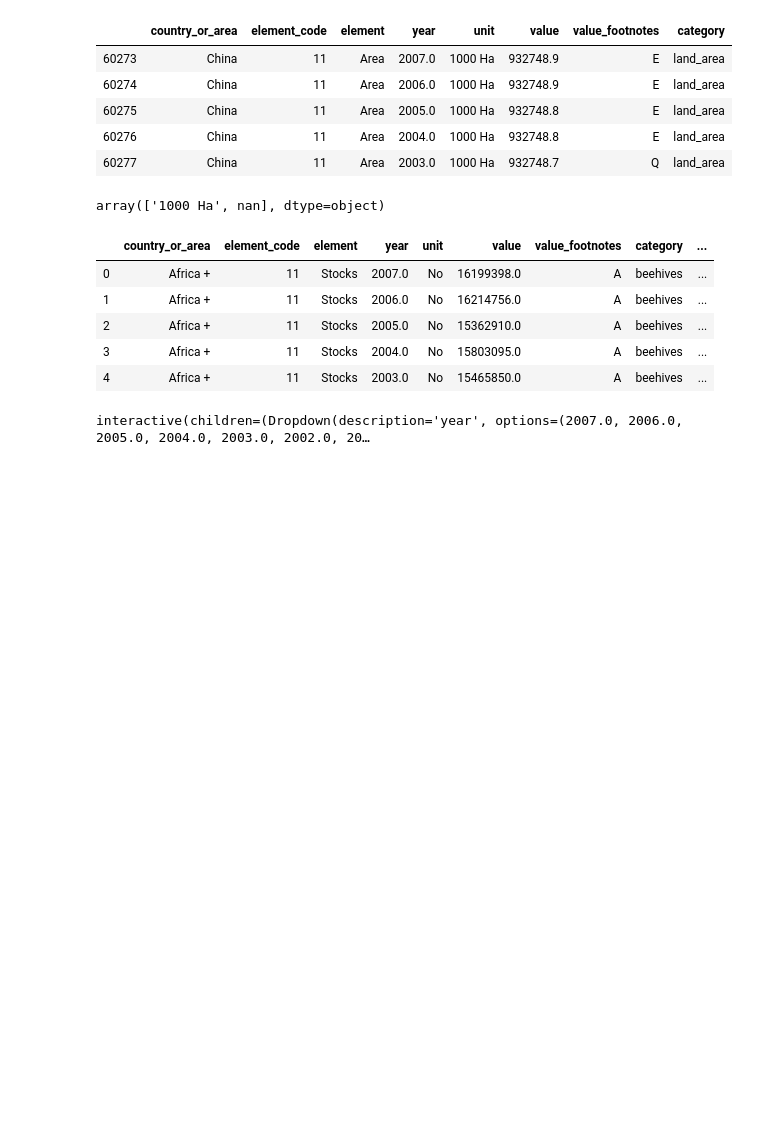
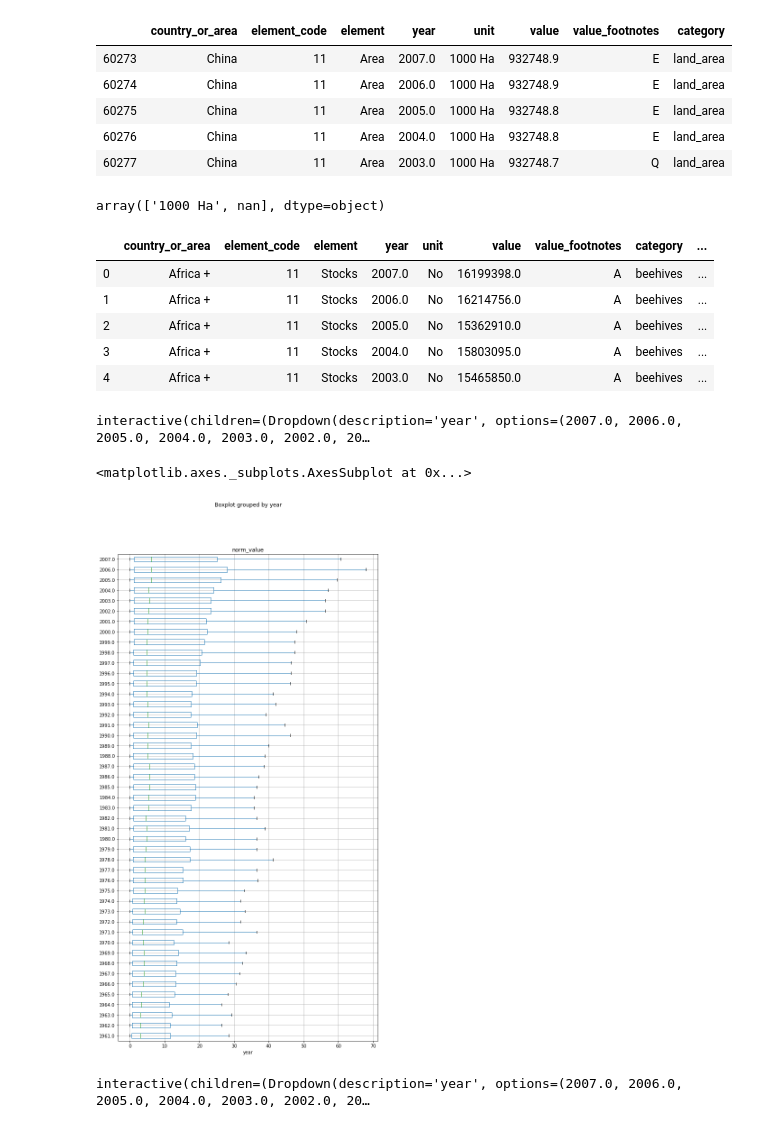
Before and after one commit to caralen/ada-project-faam, a Jupyter notebook: research.ipynb, the cells around one changed output. Drawn from its saved outputs; the diff is of its cells as text; code cells hidden in the pictures; blank space fills up the shorter version.

```diff
--- a/research.ipynb
+++ b/research.ipynb
@@ -227,3 +227,23 @@ def normalized_country_ranking_over_year(year = years ,top=10):
     plt.xlim(0,250)
 # %% [output]
 interactive(children=(Dropdown(description='year', options=(2007.0, 2006.0, 2005.0, 2004.0, 2003.0, 2002.0, 20…
+# %%
+show_outliers=False
+beehives.boxplot(column=['norm_value'],by='year',figsize=(10,20),showfliers=show_outliers,vert=False)
+# %% [output]
+<matplotlib.axes._subplots.AxesSubplot at 0x...>
+[figure, added]
+# %%
+@interact
+def dist_over_year(year=years):
+    bee_year=beehives[[c in countries for c in beehives['country_or_area']]]
+    bee_year=bee_year.loc[beehives['year']==year]
+    plt.hist(bee_year['norm_value'],bins=20)
+    plt.yscale('log')
+    #plt.xscale('log')
+    #plt.xlim(1e-20,1.2e7)
+    plt.ylabel('number of countries')
+    plt.xlabel('number of beehives per 1000 Ha')
+    plt.title('Normalized beehives distribuion across countries')
+# %% [output]
+interactive(children=(Dropdown(description='year', options=(2007.0, 2006.0, 2005.0, 2004.0, 2003.0, 2002.0, 20…
```
